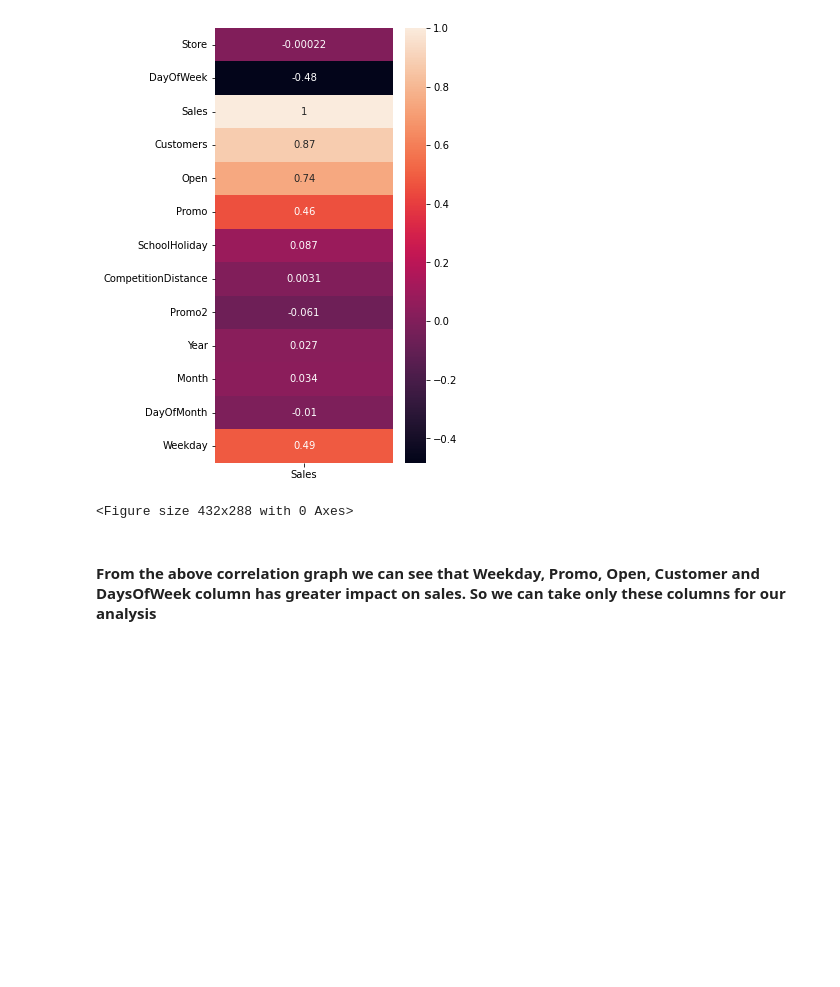
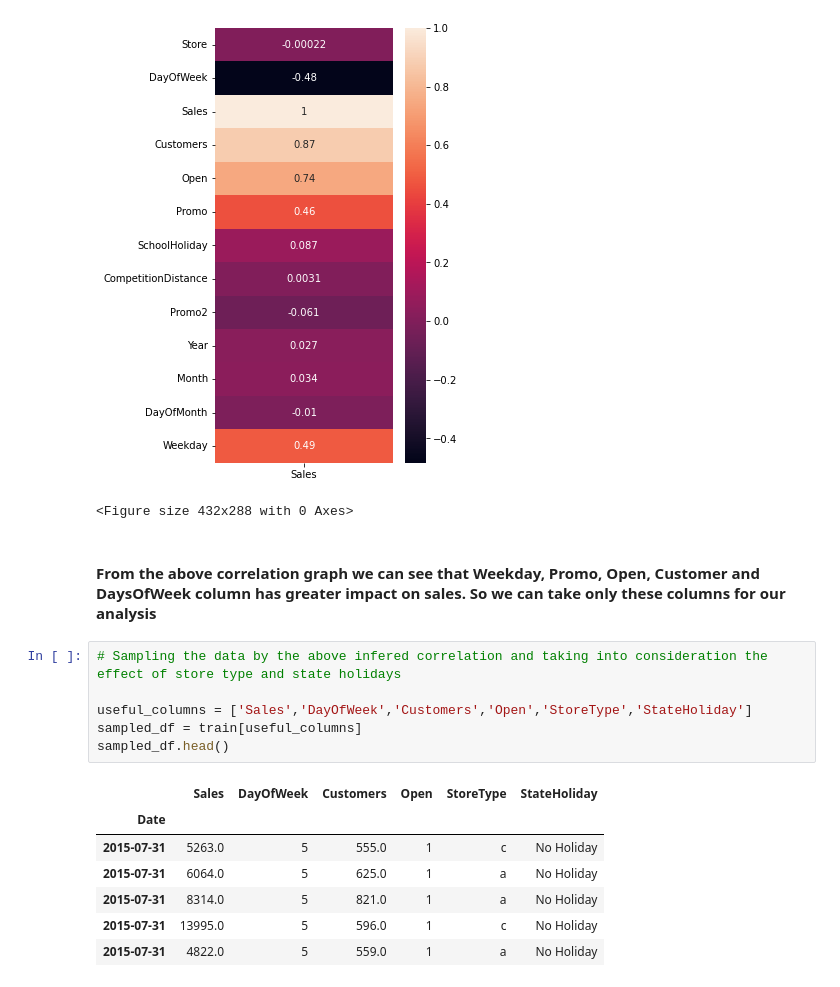
Before and after one commit to Micky373/Sales_forcasting, a Jupyter notebook: notebooks/data_preprocessing.ipynb, the cells around one changed output. Drawn from its saved outputs; the diff is of its cells as text; blank space fills up the shorter version.

Commit message:
Sampled the data for simpler analysis

```diff
--- a/notebooks/data_preprocessing.ipynb
+++ b/notebooks/data_preprocessing.ipynb
@@ -90,3 +90,17 @@ plt.savefig('../charts/sales_vs_all_corr.jpg')
 <Figure size 432x288 with 0 Axes>
 # %% [markdown]
 #### From the above correlation graph we can see that Weekday, Promo, Open, Customer and DaysOfWeek column has greater impact on sales. So we can take only these columns for our analysis
+# %%
+# Sampling the data by the above infered correlation and taking into consideration the effect of store type and state holidays
+
+useful_columns = ['Sales','DayOfWeek','Customers','Open','StoreType','StateHoliday']
+sampled_df = train[useful_columns]
+sampled_df.head()
+# %% [output]
+|  | Sales | DayOfWeek | Customers | Open | StoreType | StateHoliday |
+| Date |  |  |  |  |  |  |
+| 2015-07-31 | 5263.0 | 5 | 555.0 | 1 | c | No Holiday |
+| 2015-07-31 | 6064.0 | 5 | 625.0 | 1 | a | No Holiday |
+| 2015-07-31 | 8314.0 | 5 | 821.0 | 1 | a | No Holiday |
+| 2015-07-31 | 13995.0 | 5 | 596.0 | 1 | c | No Holiday |
+| 2015-07-31 | 4822.0 | 5 | 559.0 | 1 | a | No Holiday |
```
